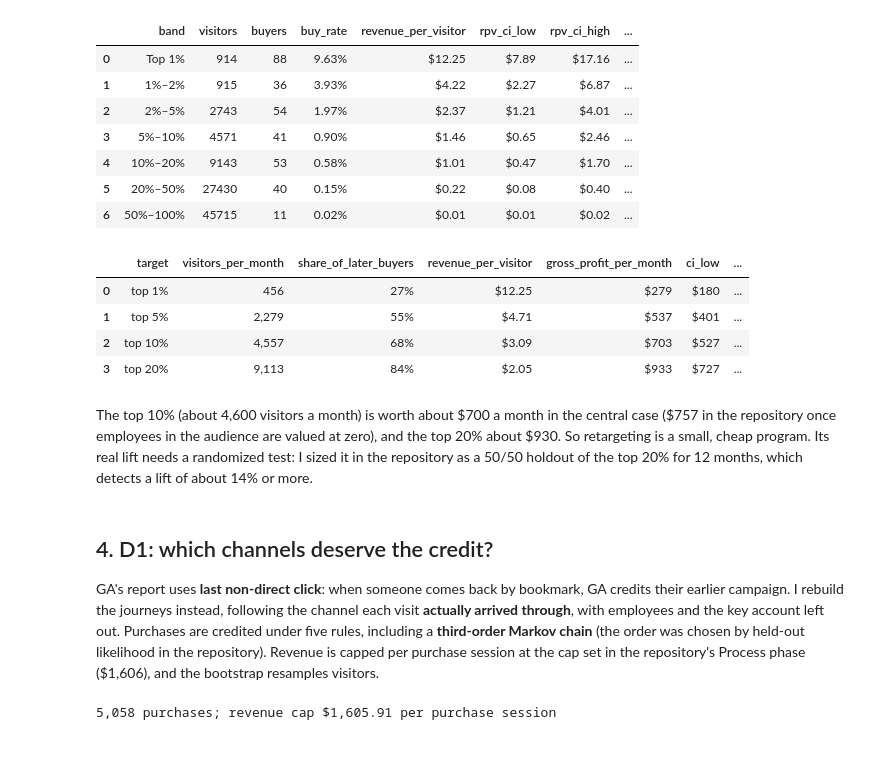
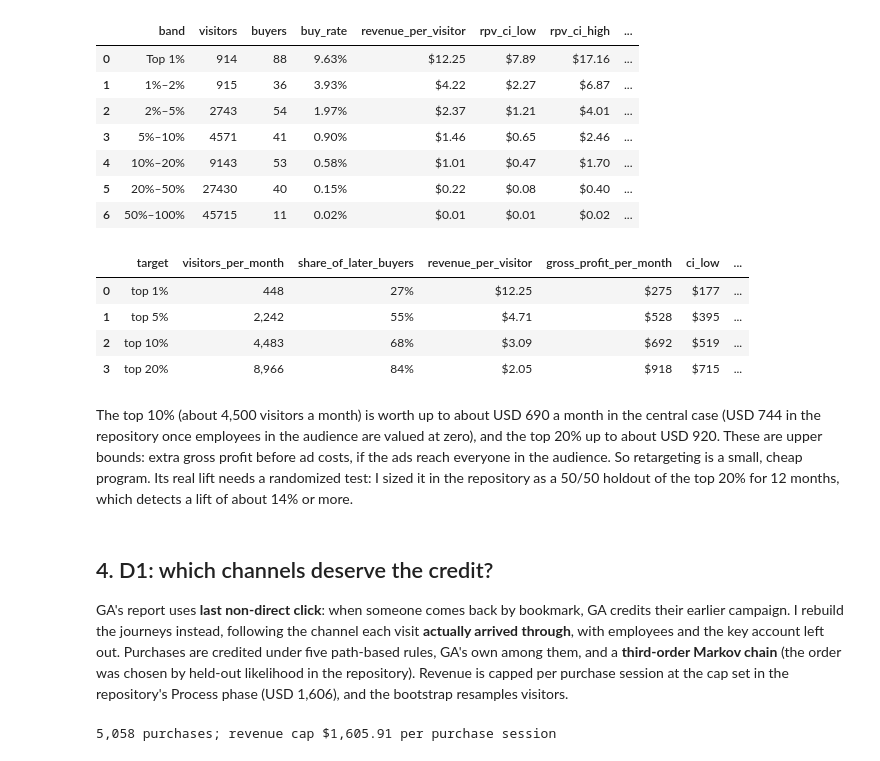
Before and after one commit to Pann13223029/merch-store-marketing-case-study, a Jupyter notebook: kaggle/merch_store_marketing_case_study.ipynb, the cells around one changed output. Drawn from its saved outputs; the diff is of its cells as text; code cells hidden in the pictures.

```diff
--- a/kaggle/merch_store_marketing_case_study.ipynb
+++ b/kaggle/merch_store_marketing_case_study.ipynb
@@ -173,7 +173,7 @@ FIRST_VISIT_FEATURES = [
     "device_category", "operating_system", "browser", "sub_continent", "country",
     # engagement
     "hits", "pageviews", "time_on_site", "bounced",
-    # shopping behaviour
+    # shopping behavior
     "product_detail_views", "distinct_products_viewed", "add_to_cart_events",
     "checkout_events", "max_ecommerce_step",
 ]
@@ -211,6 +211,13 @@ def remarketing_table(sessions: pd.DataFrame, internal_flag: str = "visitor") ->
                      for evaluation only, never as a model feature. Shared rows keep the default table's values
                      and order; the added rows are placed by first-visit start, after any default rows starting
                      in the same second, so a ranking breaks ties the same way on both tables.
+
+    Row order and ties: rows are ordered by first-visit start (first_start). First visits that start in the same
+    second have no data-defined order: they keep the order that pandas' default (not stable) sort leaves them in,
+    starting from the visitor-id order of the grouped sessions. Score ties in a ranking then fall back to this row
+    order. A fresh clone with the pinned versions reproduced every table exactly, but other numpy builds or CPUs
+    may order the ties differently. Same-second ties are rare (2,134 test-month rows), and a 200-permutation check
+    that reshuffled them moved no headline.
     """
     if internal_flag == "visitor":
         return _first_visit_table(sessions[~sessions.is_internal], first_visit_rule=False)
@@ -1721,7 +1765,7 @@ rate_with_ci_chart(list(g.index), g.rate.tolist(), g.lo.tolist(), g.hi.tolist(),
 scores = {"Funnel rule": funnel_rule_score(test),
           "Two-line rule": funnel_geo_rule_score(test),
           "Lab's features, refit": lab_features_pipeline().fit(train, train[LABEL]).predict_proba(test)[:, 1],
-          "Our model (gradient boosting)": boosting_pipeline(learning_rate=0.02, max_leaf_nodes=4, min_samples_leaf=1000)
+          "My model (gradient boosting)": boosting_pipeline(learning_rate=0.02, max_leaf_nodes=4, min_samples_leaf=1000)
                                                .fit(train, train[LABEL]).predict_proba(test)[:, 1]}
 y = test[LABEL].to_numpy()
 pd.DataFrame({k: ranking_metrics(y, s) for k, s in scores.items()}).T.style.format(
@@ -1750,5 +1794,5 @@ The model clearly beats the funnel rule, but a two-line rule gets most of the wa
 # %%
-model_score = scores["Our model (gradient boosting)"]
+model_score = scores["My model (gradient boosting)"]
 bands = value_by_band(y, test.revenue_30d_usd.to_numpy(), model_score)
 bands["max_affordable_cost_usd"] = max_affordable_cost(bands.revenue_per_visitor)
 bands.style.format({"buy_rate": "{:.2%}", "revenue_per_visitor": "${:.2f}", "rpv_ci_low": "${:.2f}",
@@ -1764,23 +1808,23 @@ bands.style.format({"buy_rate": "{:.2%}", "revenue_per_visitor": "${:.2f}", "rpv
 | 6 | 50%–100% | 45715 | 11 | 0.02% | $0.01 | $0.01 | $0.02 | ... |
 # %%
 # Extra gross profit per month, before ad costs, from retargeting the top X% (central case, 95% CI, range across lift x margin)
-months = (test.session_date.max() - test.session_date.min()).days / 30.4
+months = months_spanned(test.session_date)   # May 1 – Jul 1, 2017: 62 days, both ends included
 value_of_targets(y, test.revenue_30d_usd.to_numpy(), model_score, months).style.format(
     {"visitors_per_month": "{:,.0f}", "share_of_later_buyers": "{:.0%}", "revenue_per_visitor": "${:.2f}",
      "gross_profit_per_month": "${:,.0f}", "ci_low": "${:,.0f}", "ci_high": "${:,.0f}", "range_low": "${:,.0f}",
      "range_high": "${:,.0f}"})
 # %% [output]
 |  | target | visitors_per_month | share_of_later_buyers | revenue_per_visitor | gross_profit_per_month | ci_low | ... |
-| 0 | top 1% | 456 | 27% | $12.25 | $279 | $180 | ... |
-| 1 | top 5% | 2,279 | 55% | $4.71 | $537 | $401 | ... |
-| 2 | top 10% | 4,557 | 68% | $3.09 | $703 | $527 | ... |
-| 3 | top 20% | 9,113 | 84% | $2.05 | $933 | $727 | ... |
+| 0 | top 1% | 448 | 27% | $12.25 | $275 | $177 | ... |
+| 1 | top 5% | 2,242 | 55% | $4.71 | $528 | $395 | ... |
+| 2 | top 10% | 4,483 | 68% | $3.09 | $692 | $519 | ... |
+| 3 | top 20% | 8,966 | 84% | $2.05 | $918 | $715 | ... |
 # %% [markdown]
-The top 10% (about 4,600 visitors a month) is worth about \$700 a month in the central case (\$757 in the repository once employees in the audience are valued at zero), and the top 20% about \$930. So retargeting is a small, cheap program. Its real lift needs a randomized test: I sized it in the repository as a 50/50 holdout of the top 20% for 12 months, which detects a lift of about 14% or more.
+The top 10% (about 4,500 visitors a month) is worth up to about USD 690 a month in the central case (USD 744 in the repository once employees in the audience are valued at zero), and the top 20% up to about USD 920. These are upper bounds: extra gross profit before ad costs, if the ads reach everyone in the audience. So retargeting is a small, cheap program. Its real lift needs a randomized test: I sized it in the repository as a 50/50 holdout of the top 20% for 12 months, which detects a lift of about 14% or more.
 # %% [markdown]
 ## 4. D1: which channels deserve the credit?
 
-GA's report uses **last non-direct click**: when someone comes back by bookmark, GA credits their earlier campaign. I rebuild the journeys instead, following the channel each visit **actually arrived through**, with employees and the key account left out. Purchases are credited under five rules, including a **third-order Markov chain** (the order was chosen by held-out likelihood in the repository). Revenue is capped per purchase session at the cap set in the repository's Process phase (\$1,606), and the bootstrap resamples visitors.
+GA's report uses **last non-direct click**: when someone comes back by bookmark, GA credits their earlier campaign. I rebuild the journeys instead, following the channel each visit **actually arrived through**, with employees and the key account left out. Purchases are credited under five path-based rules, GA's own among them, and a **third-order Markov chain** (the order was chosen by held-out likelihood in the repository). Revenue is capped per purchase session at the cap set in the repository's Process phase (USD 1,606), and the bootstrap resamples visitors.
 # %%
 t = touches(sessions)                      # outside visitors, key account excluded
 cap = revenue_cap(sessions)                # $1,606 per purchase session
```
Also changed, not shown: parts of 15 cells of this notebook, 15 other files.
